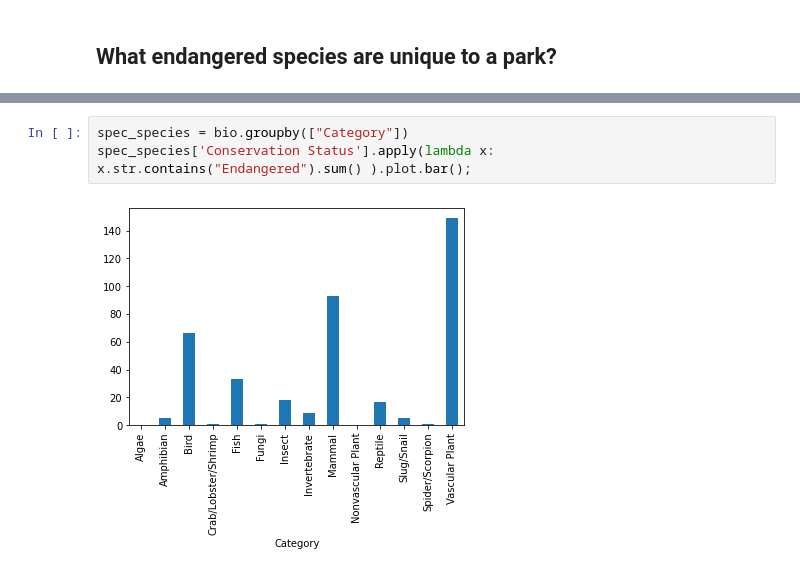
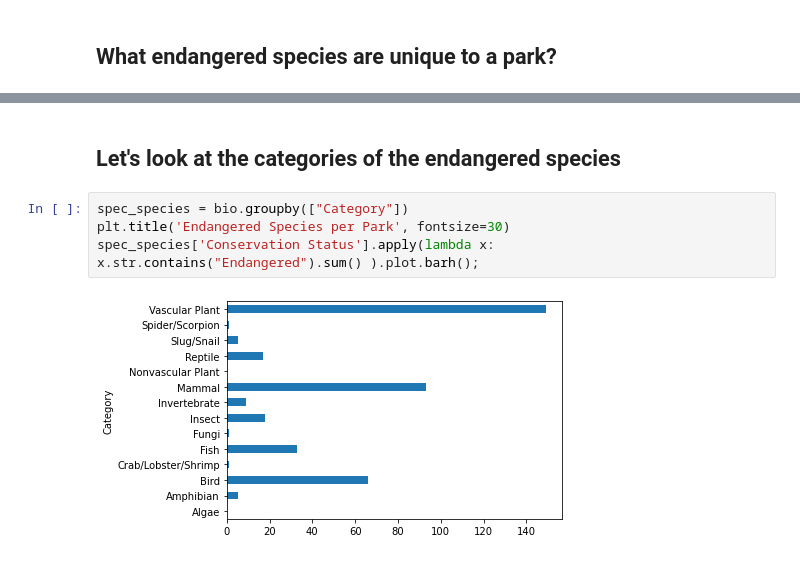
Before and after one commit to elc487/biodiversity_USNTLParks, a Jupyter notebook: Biodiversity of National Parks.ipynb, the cells around one changed output, grey strips where cells are left out. Drawn from its saved outputs; the diff is of its cells as text.

```diff
--- a/Biodiversity of National Parks.ipynb
+++ b/Biodiversity of National Parks.ipynb
@@ -73,5 +91,8 @@ dtype: int64
+# %% [markdown]
+## Let's look at the categories of the endangered species
 # %%
 spec_species = bio.groupby(["Category"])
-spec_species['Conservation Status'].apply(lambda x: x.str.contains("Endangered").sum() ).plot.bar();
+plt.title('Endangered Species per Park', fontsize=30)
+spec_species['Conservation Status'].apply(lambda x: x.str.contains("Endangered").sum() ).plot.barh();
 # %% [output]
-[figure, old version]
+[figure, new version]
```
Also changed, not shown: parts of 23 cells of this notebook.
